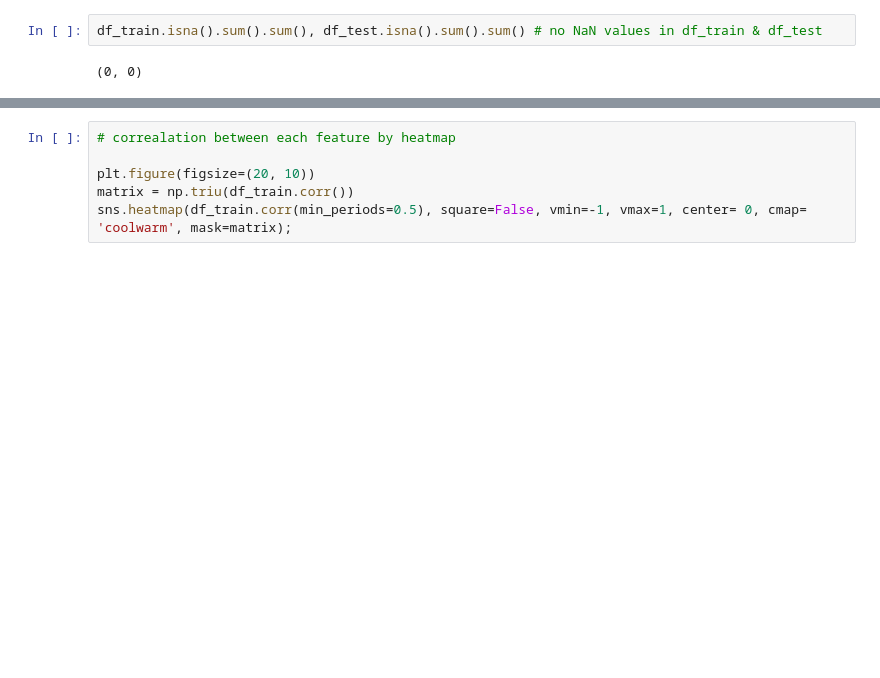
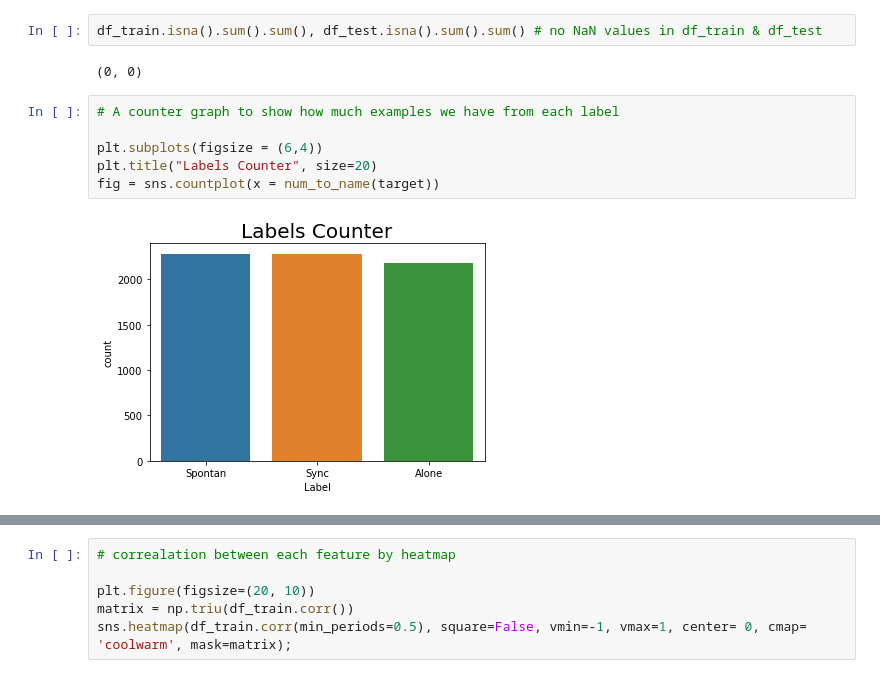
Before and after one commit to haimgoldfisher/Data_Visualization_Final_Project, a Jupyter notebook: NoteBook4 - Pandas and ML for interpersonal physical alignment.ipynb, the cells around one changed output, grey strips where cells are left out. Saved outputs shown, nothing was run; the diff lists cells and outputs as text; blank space fills up the shorter version.

Commit message:
more graphs

```diff
--- a/NoteBook4 - Pandas and ML for interpersonal physical alignment.ipynb
+++ b/NoteBook4 - Pandas and ML for interpersonal physical alignment.ipynb
@@ -273,3 +288,11 @@ data = df_train.drop(['Name','Label',' Frame ID','Time'], axis = 1) # we will dr
 df_train.isna().sum().sum(), df_test.isna().sum().sum() # no NaN values in df_train & df_test
 # %% [output]
 (0, 0)
+# %%
+# A counter graph to show how much examples we have from each label
+
+plt.subplots(figsize = (6,4))
+plt.title("Labels Counter", size=20)
+fig = sns.countplot(x = num_to_name(target))
+# %% [output]
+[figure, added]
```
Also changed, not shown: parts of 3 cells of this notebook.
